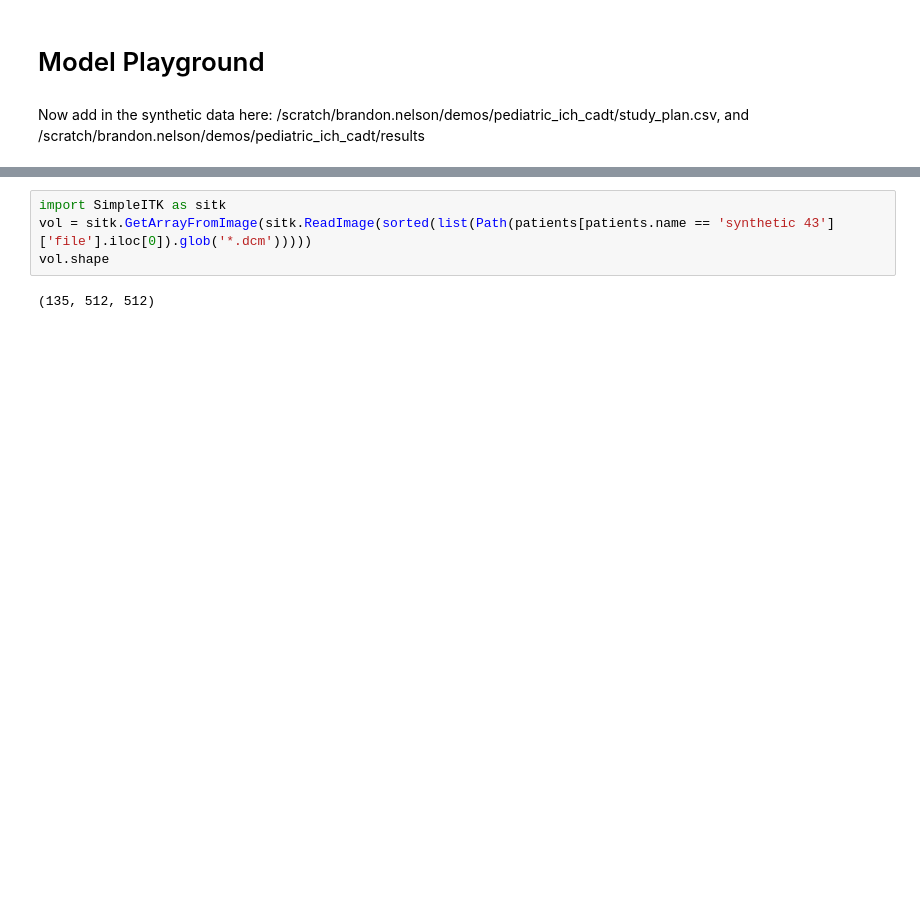
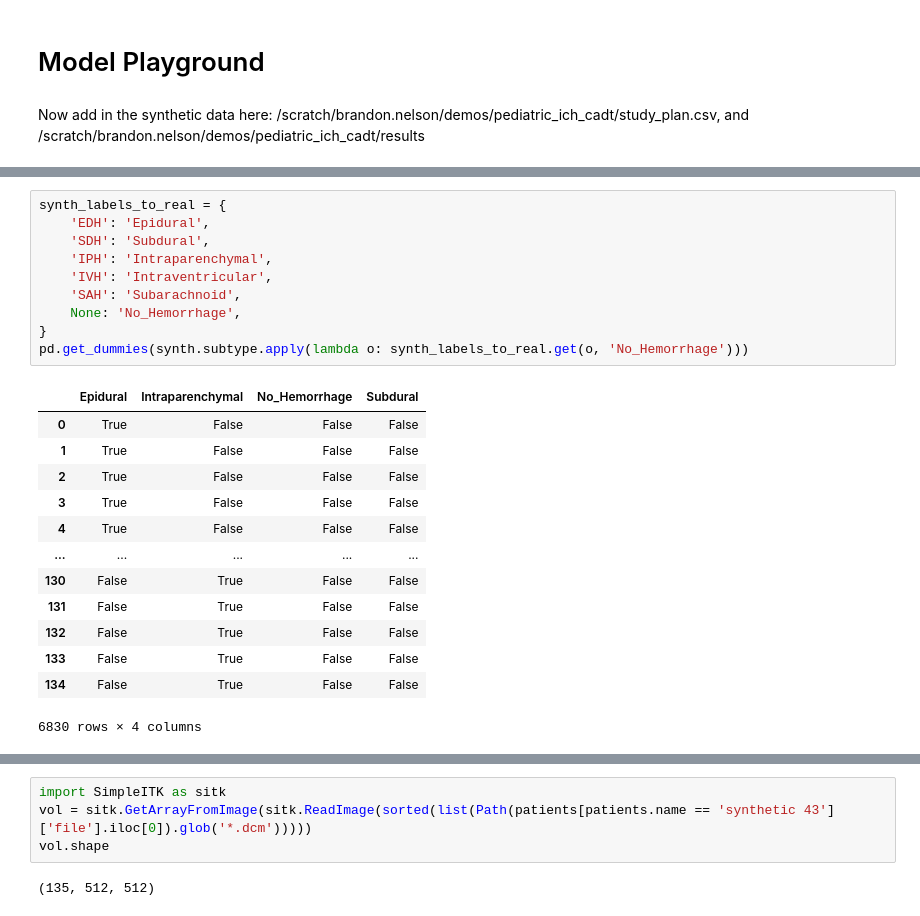
Before and after one commit to brandonjnelsonFDA/Pediatric-AI-Playground, a Jupyter notebook: 01_cadt_inference.ipynb, the cells around one changed output, grey strips where cells are left out. Drawn from its saved outputs; the diff is of its cells as text; blank space fills up the shorter version.

```diff
--- a/01_cadt_inference.ipynb
+++ b/01_cadt_inference.ipynb
@@ -49 +64,25 @@ synth
 6830 rows × 42 columns
+# %%
+synth_labels_to_real = {
+    'EDH': 'Epidural',
+    'SDH': 'Subdural',
+    'IPH': 'Intraparenchymal',
+    'IVH': 'Intraventricular',
+    'SAH': 'Subarachnoid',
+    None: 'No_Hemorrhage',
+}
+pd.get_dummies(synth.subtype.apply(lambda o: synth_labels_to_real.get(o, 'No_Hemorrhage')))
+# %% [output]
+|  | Epidural | Intraparenchymal | No_Hemorrhage | Subdural |
+| 0 | True | False | False | False |
+| 1 | True | False | False | False |
+| 2 | True | False | False | False |
+| 3 | True | False | False | False |
+| 4 | True | False | False | False |
+| ... | ... | ... | ... | ... |
+| 130 | False | True | False | False |
+| 131 | False | True | False | False |
+| 132 | False | True | False | False |
+| 133 | False | True | False | False |
+| 134 | False | True | False | False |
+6830 rows × 4 columns
```
Also changed, not shown: parts of 5 cells of this notebook, 2 other files.
